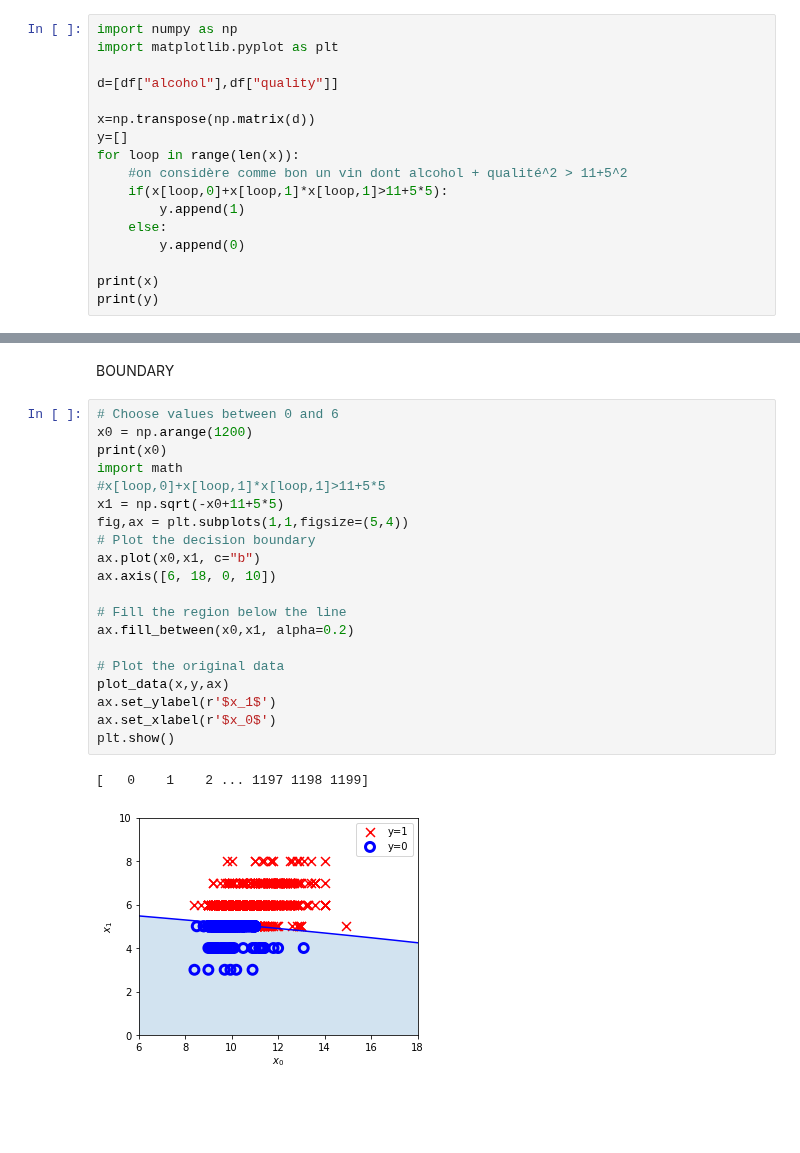
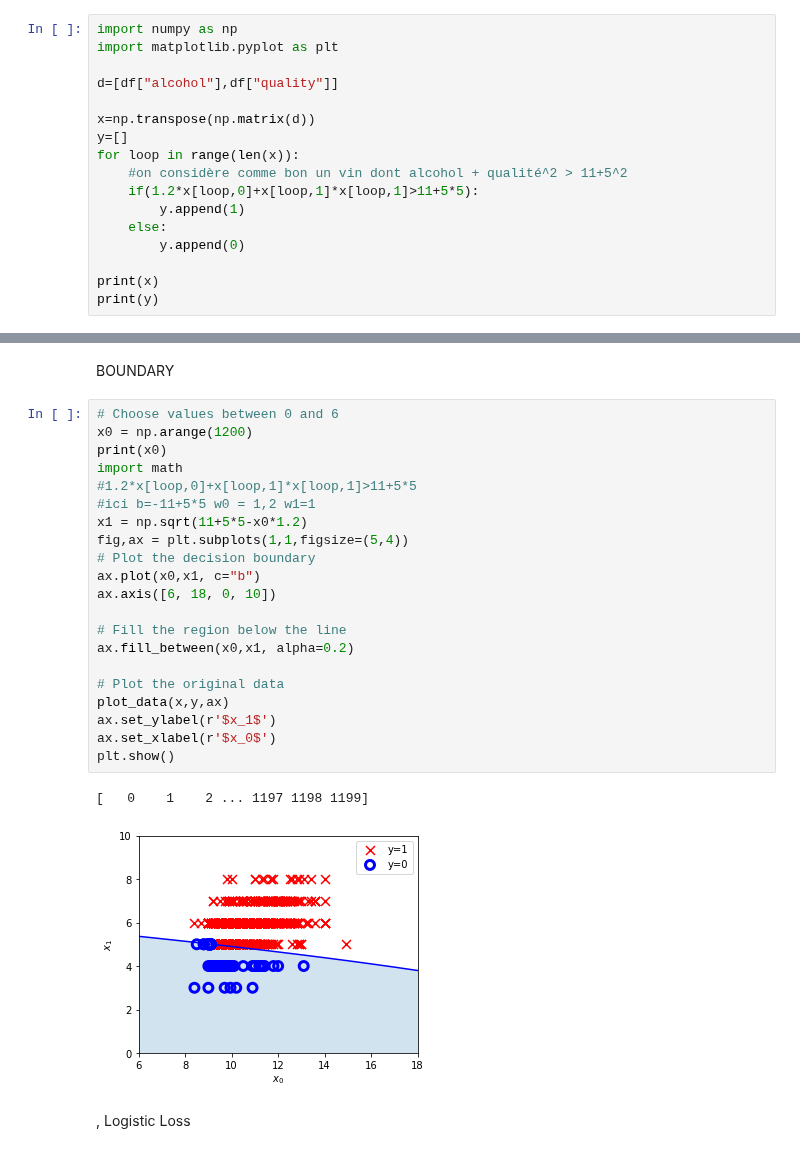
Before and after one commit to HenriS67/wineQualityPrediction, a Jupyter notebook: TPclassification.ipynb, the cells around one changed output, grey strips where cells are left out. Saved outputs shown, nothing was run; the diff lists cells and outputs as text; blank space fills up the shorter version.

```diff
--- a/TPclassification.ipynb
+++ b/TPclassification.ipynb
@@ -37,7 +37,7 @@ x=np.transpose(np.matrix(d))
 y=[]
 for loop in range(len(x)):
     #on considère comme bon un vin dont alcohol + qualité^2 > 11+5^2
-    if(x[loop,0]+x[loop,1]*x[loop,1]>11+5*5):
+    if(1.2*x[loop,0]+x[loop,1]*x[loop,1]>11+5*5):
         y.append(1)
     else:
         y.append(0)
@@ -138,23 +138,26 @@ BOUNDARY
 # %%
 # Choose values between 0 and 6
 x0 = np.arange(1200)
 print(x0)
 import math
-#x[loop,0]+x[loop,1]*x[loop,1]>11+5*5
-x1 = np.sqrt(-x0+11+5*5)
+#1.2*x[loop,0]+x[loop,1]*x[loop,1]>11+5*5
+#ici b=-11+5*5 w0 = 1,2 w1=1
+x1 = np.sqrt(11+5*5-x0*1.2)
 fig,ax = plt.subplots(1,1,figsize=(5,4))
 # Plot the decision boundary
 ax.plot(x0,x1, c="b")
 ax.axis([6, 18, 0, 10])
 
 # Fill the region below the line
 ax.fill_between(x0,x1, alpha=0.2)
 
 # Plot the original data
 plot_data(x,y,ax)
 ax.set_ylabel(r'$x_1$')
 ax.set_xlabel(r'$x_0$')
 plt.show()
 # %% [output]
 [   0    1    2 ... 1197 1198 1199]
-[figure, old version]
+[figure, new version]
+# %% [markdown]
+, Logistic Loss
```
Also changed, not shown: parts of 4 cells of this notebook.
